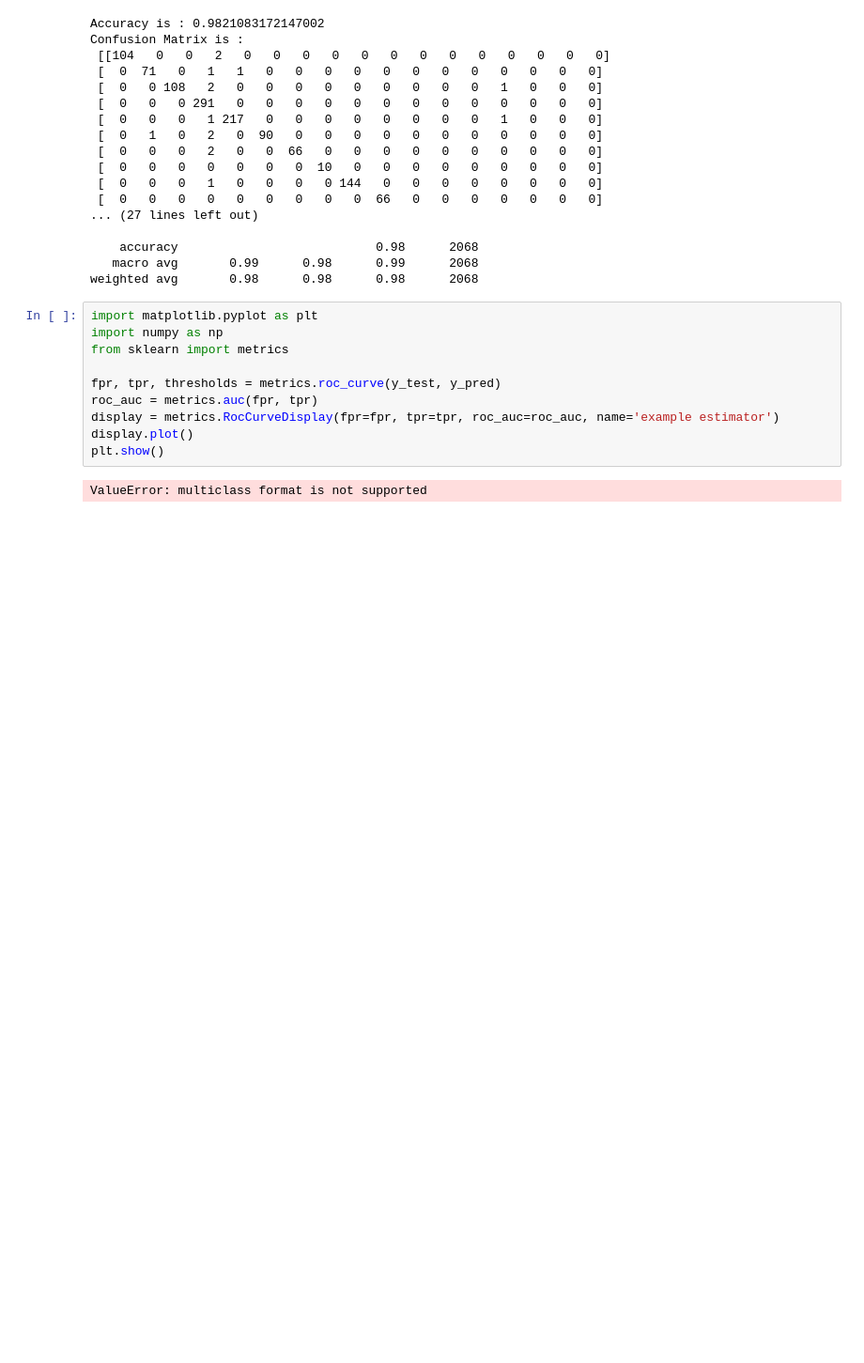
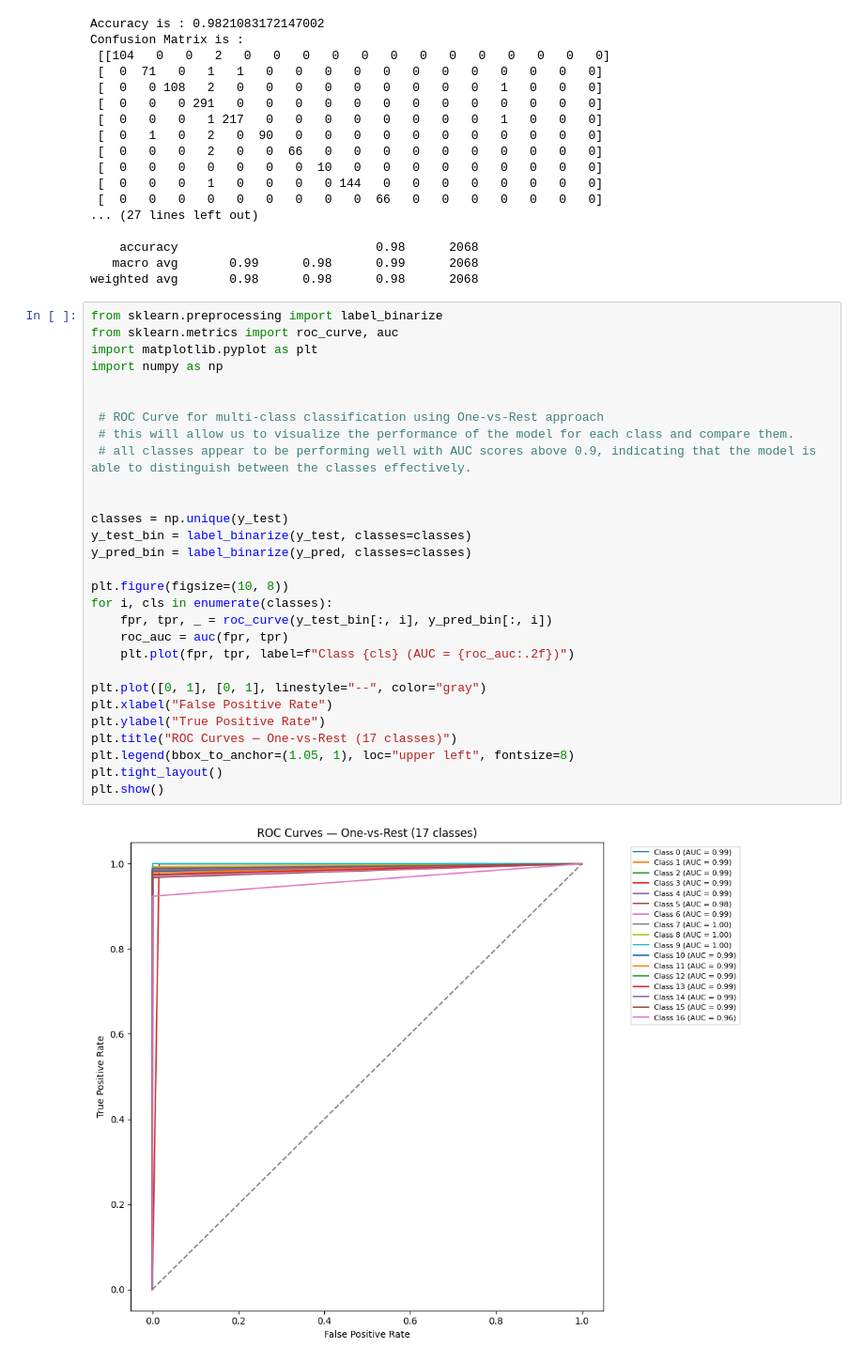
Before and after one commit to quash-analytics/language_detection, a Jupyter notebook: language_detection.ipynb, the cells around one changed output. Shown at 94% size. Saved outputs shown, nothing was run; the diff lists cells and outputs as text; blank space fills up the shorter version.

Commit message:
training the naive bayes model

```diff
--- a/language_detection.ipynb
+++ b/language_detection.ipynb
@@ -113,14 +113,33 @@ Confusion Matrix is :
    macro avg       0.99      0.98      0.99      2068
 weighted avg       0.98      0.98      0.98      2068
 # %%
+from sklearn.preprocessing import label_binarize
+from sklearn.metrics import roc_curve, auc
 import matplotlib.pyplot as plt
 import numpy as np
-from sklearn import metrics
 
-fpr, tpr, thresholds = metrics.roc_curve(y_test, y_pred)
-roc_auc = metrics.auc(fpr, tpr)
-display = metrics.RocCurveDisplay(fpr=fpr, tpr=tpr, roc_auc=roc_auc, name='example estimator')
-display.plot()
+
+ # ROC Curve for multi-class classification using One-vs-Rest approach
+ # this will allow us to visualize the performance of the model for each class and compare them.
+ # all classes appear to be performing well with AUC scores above 0.9, indicating that the model is able to distinguish between the classes effectively.
+
+
+classes = np.unique(y_test)
+y_test_bin = label_binarize(y_test, classes=classes)
+y_pred_bin = label_binarize(y_pred, classes=classes)
+
+plt.figure(figsize=(10, 8))
+for i, cls in enumerate(classes):
+    fpr, tpr, _ = roc_curve(y_test_bin[:, i], y_pred_bin[:, i])
+    roc_auc = auc(fpr, tpr)
+    plt.plot(fpr, tpr, label=f"Class {cls} (AUC = {roc_auc:.2f})")
+
+plt.plot([0, 1], [0, 1], linestyle="--", color="gray")
+plt.xlabel("False Positive Rate")
+plt.ylabel("True Positive Rate")
+plt.title("ROC Curves — One-vs-Rest (17 classes)")
+plt.legend(bbox_to_anchor=(1.05, 1), loc="upper left", fontsize=8)
+plt.tight_layout()
 plt.show()
 # %% [output]
-ValueError: multiclass format is not supported
+[figure, added]
```
Also changed, not shown: 1 other file.
